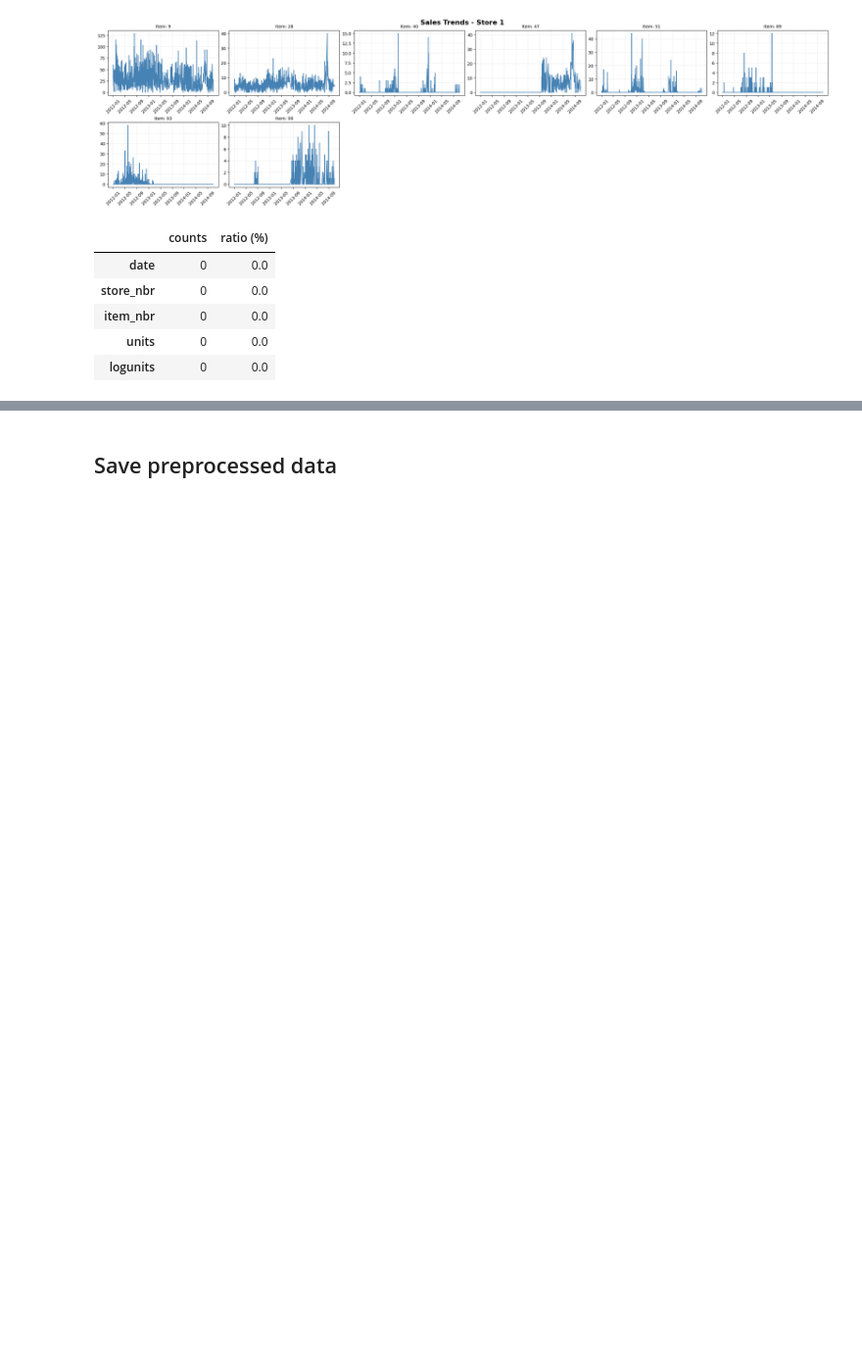
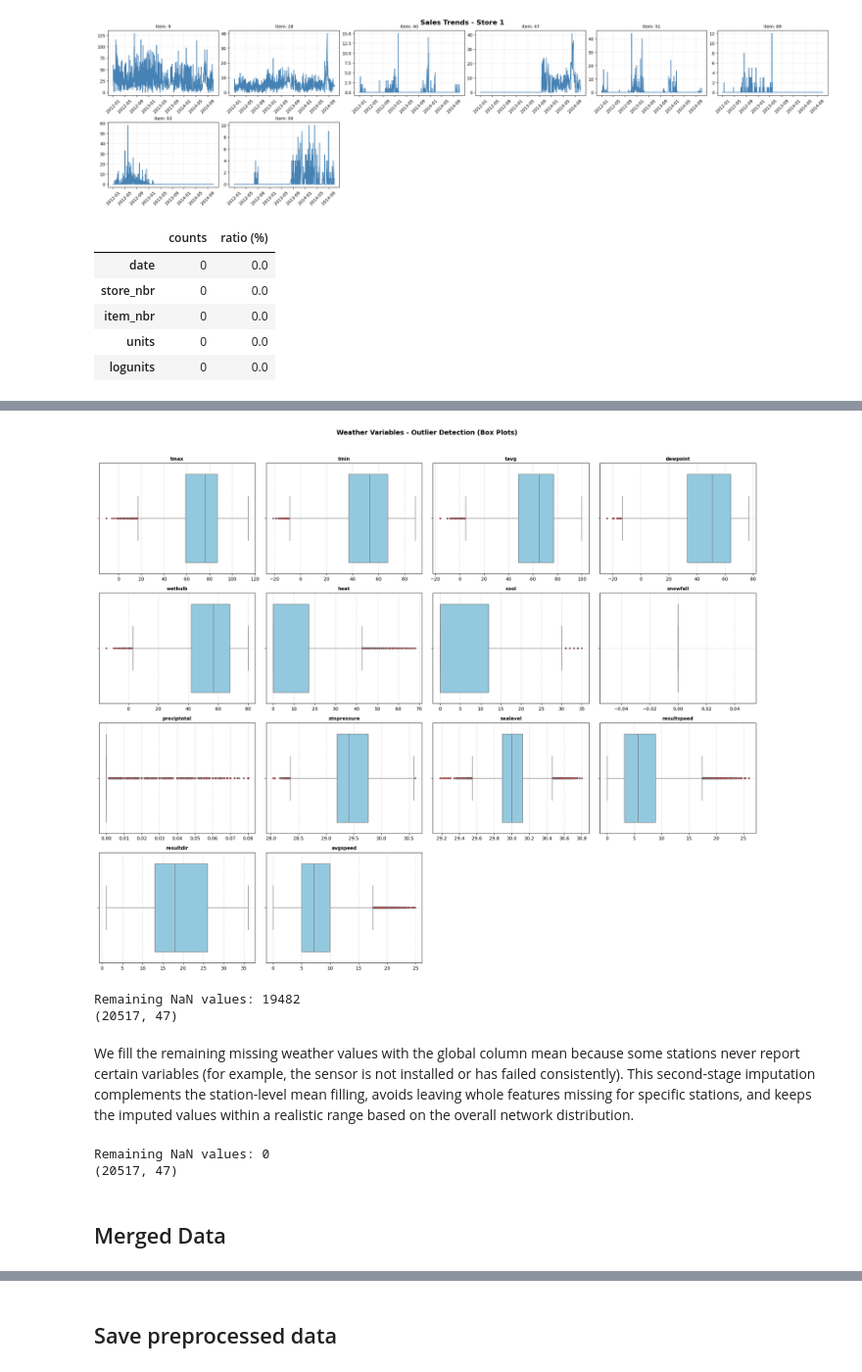
Before and after one commit to T-Sunm/sales_forecasting_xai, a Jupyter notebook: notebooks/wallmart_data/01_preprocessing.ipynb, the cells around one changed output, grey strips where cells are left out. Shown at 98% size. Drawn from its saved outputs; the diff is of its cells as text; code cells hidden in the pictures; blank space fills up the shorter version.

```diff
--- a/notebooks/wallmart_data/01_preprocessing.ipynb
+++ b/notebooks/wallmart_data/01_preprocessing.ipynb
@@ -310,0 +411,4 @@ KeyError: "None of ['province'] are in the columns"
+# %%
+exclude_cols = ['station_nbr', 'date']
+weather_cols = [col for col in df_weather_processed.columns if col not in exclude_cols]
+df_weather_processed = correct_weather_outliers(df_weather_processed, weather_cols, method='iqr', factor=3)
@@ -310,0 +433,23 @@ KeyError: "None of ['province'] are in the columns"
+# %%
+weather_cols = ['tmax', 'tmin', 'tavg', 'dewpoint', 'wetbulb', 'heat', 'cool',
+                'snowfall', 'preciptotal', 'stnpressure', 'sealevel', 'resultspeed', 'resultdir', 'avgspeed']
+
+plot_weather_boxplots(df_weather_processed, weather_cols, ncols=4)
+# %% [output]
+[figure, added]
+# %%
+exclude_cols = ['station_nbr', 'date']
+weather_cols = [col for col in df_weather_processed.columns if col not in exclude_cols]
+
+#  Fill NaN theo từng trạm (Groupby Station -> Calculate Mean -> Fill)
+# Dùng lambda x: x.fillna(x.mean()) để fill mean CỦA NHÓM ĐÓ vào chỗ trống CỦA NHÓM ĐÓ
+df_weather_processed[weather_cols] = df_weather_processed.groupby("station_nbr")[weather_cols].transform(lambda x: x.fillna(x.mean()))
+
+# Kiểm tra lại
+print("Remaining NaN values:", df_weather_processed[weather_cols].isna().sum().sum())
+print(df_weather_processed.shape)
+# %% [output]
+Remaining NaN values: 19482
+(20517, 47)
+# %% [markdown]
+We fill the remaining missing weather values with the global column mean because some stations never report certain variables (for example, the sensor is not installed or has failed consistently). This second-stage imputation complements the station-level mean filling, avoids leaving whole features missing for specific stations, and keeps the imputed values within a realistic range based on the overall network distribution.
@@ -310,0 +458,8 @@ KeyError: "None of ['province'] are in the columns"
+# %%
+print("Remaining NaN values:", df_weather_processed[weather_cols].isna().sum().sum())
+print(df_weather_processed.shape)
+# %% [output]
+Remaining NaN values: 0
+(20517, 47)
+# %% [markdown]
+## Merged Data
```
Also changed, not shown: parts of 21 cells of this notebook, 16 other files.
